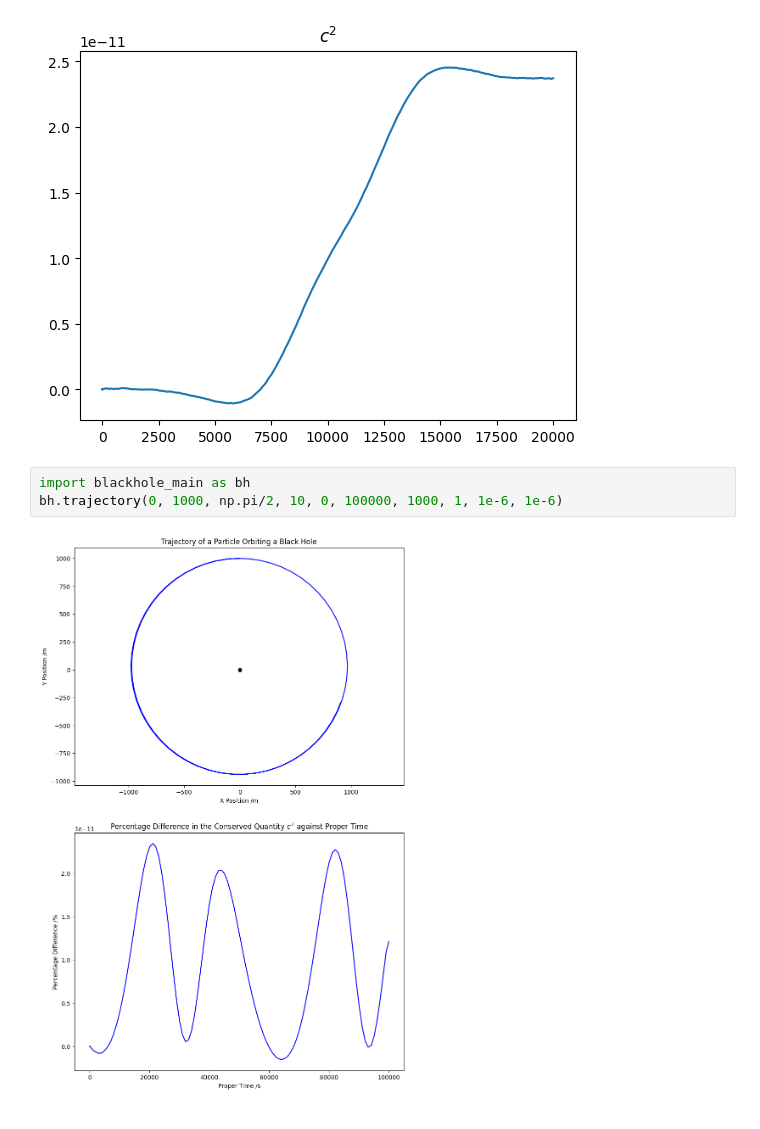
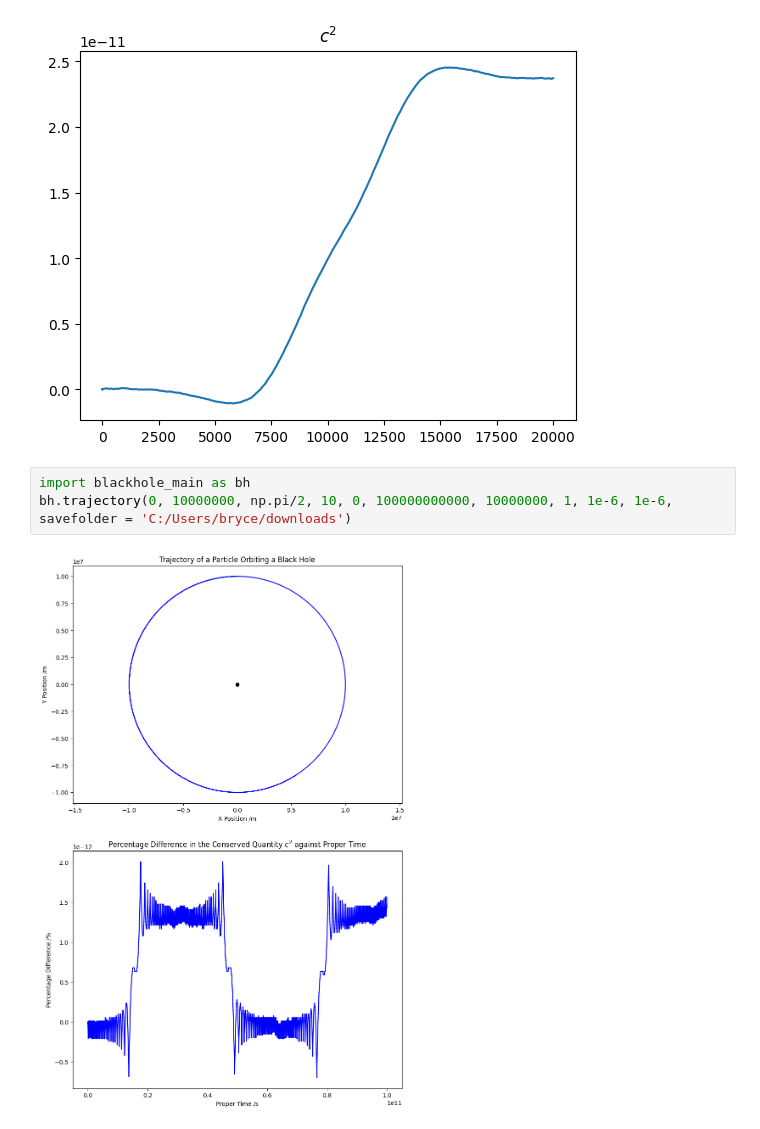
Before and after one commit to BryceDixon/Computational, a Jupyter notebook: assessment3/test3.ipynb, the cells around one changed output. Cells and saved outputs as stored; diff of their text form.

```diff
--- a/assessment3/test3.ipynb
+++ b/assessment3/test3.ipynb
@@ -174,6 +174,6 @@ Text(0.5, 1.0, '$c^2$')
 [figure]
 # %%
 import blackhole_main as bh
-bh.trajectory(0, 1000, np.pi/2, 10, 0, 100000, 1000, 1, 1e-6, 1e-6)
+bh.trajectory(0, 10000000, np.pi/2, 10, 0, 100000000000, 10000000, 1, 1e-6, 1e-6, savefolder = 'C:/Users/bryce/downloads')
 # %% [output]
-[figure, old version]
+[figure, new version]
```
